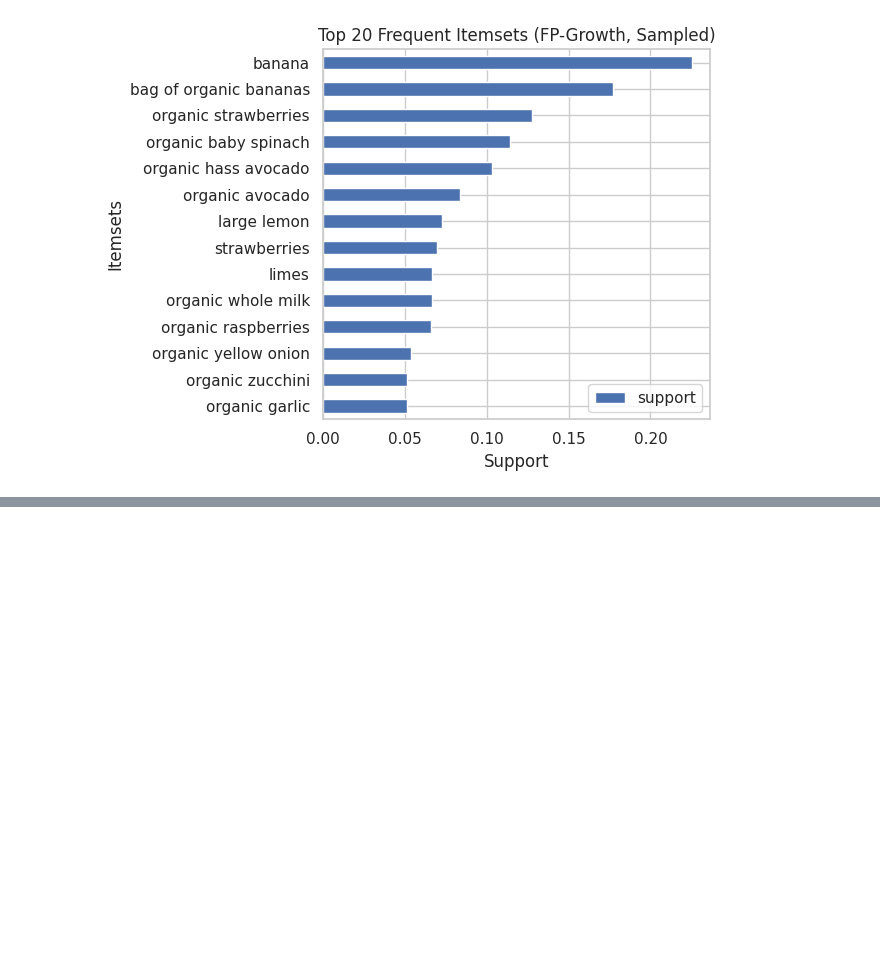
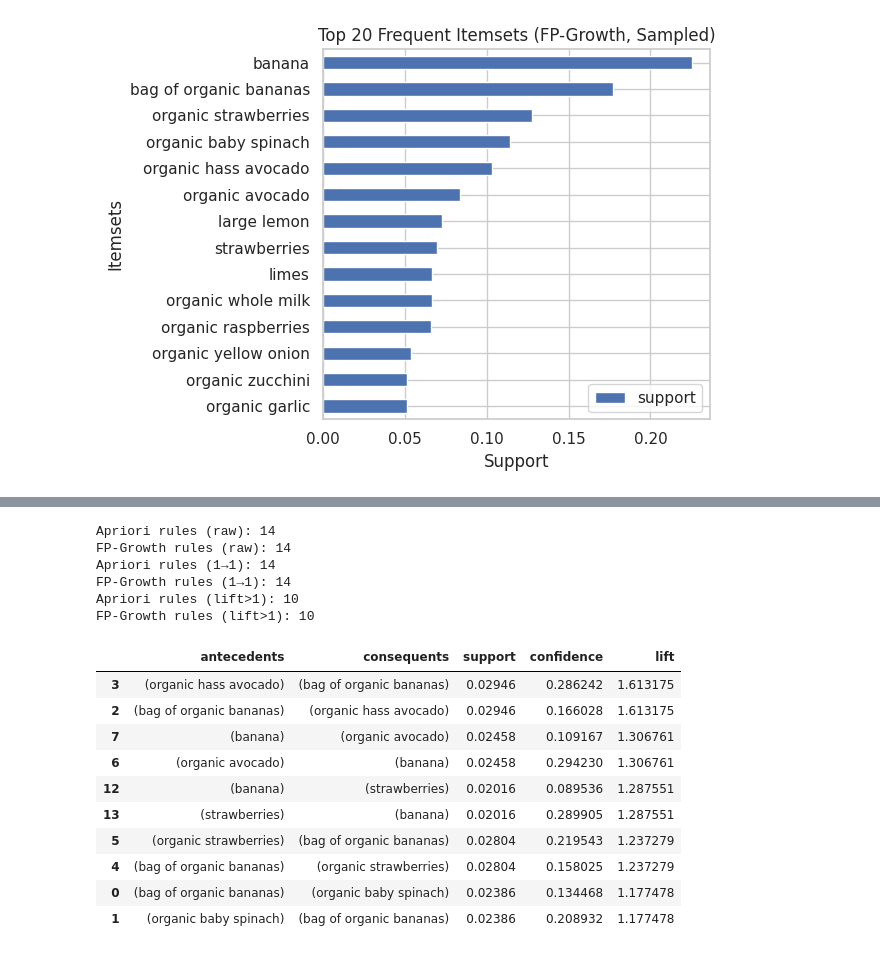
Before and after one commit to Rumba19/MSCS_634_Lab_6, a Jupyter notebook: RuleMining.ipynb, the cells around one changed output, grey strips where cells are left out. Saved outputs shown, nothing was run; the diff lists cells and outputs as text; code cells hidden in the pictures; blank space fills up the shorter version.

```diff
--- a/RuleMining.ipynb
+++ b/RuleMining.ipynb
@@ -246 +257,59 @@ rules_fp.head(10)
+# %%
+from mlxtend.frequent_patterns import association_rules
+
+# 1) Start with a very low confidence threshold
+min_conf = 0.01
+
+rules_ap = association_rules(
+    frequent_itemsets_ap,
+    metric="confidence",
+    min_threshold=min_conf
+)
+
+rules_fp = association_rules(
+    frequent_itemsets_fp,
+    metric="confidence",
+    min_threshold=min_conf
+)
+
+print("Apriori rules (raw):", len(rules_ap))
+print("FP-Growth rules (raw):", len(rules_fp))
+
+# 2) Keep only rules coming from 2-itemsets (optional, but clearer)
+rules_ap = rules_ap[rules_ap['antecedents'].apply(len) == 1]
+rules_fp = rules_fp[rules_fp['antecedents'].apply(len) == 1]
+
+print("Apriori rules (1→1):", len(rules_ap))
+print("FP-Growth rules (1→1):", len(rules_fp))
+
+# 3) Now apply a light filter: positive association only
+rules_ap = rules_ap[rules_ap["lift"] > 1.0]
+rules_fp = rules_fp[rules_fp["lift"] > 1.0]
+
+print("Apriori rules (lift>1):", len(rules_ap))
+print("FP-Growth rules (lift>1):", len(rules_fp))
+
+# 4) Show a few rules
+rules_ap = rules_ap[["antecedents", "consequents", "support", "confidence", "lift"]]
+rules_fp = rules_fp[["antecedents", "consequents", "support", "confidence", "lift"]]
+
+rules_ap.sort_values("lift", ascending=False).head(10)
+# %% [output]
+Apriori rules (raw): 14
+FP-Growth rules (raw): 14
+Apriori rules (1→1): 14
+FP-Growth rules (1→1): 14
+Apriori rules (lift>1): 10
+FP-Growth rules (lift>1): 10
+|  | antecedents | consequents | support | confidence | lift |
+| 3 | (organic hass avocado) | (bag of organic bananas) | 0.02946 | 0.286242 | 1.613175 |
+| 2 | (bag of organic bananas) | (organic hass avocado) | 0.02946 | 0.166028 | 1.613175 |
+| 7 | (banana) | (organic avocado) | 0.02458 | 0.109167 | 1.306761 |
+| 6 | (organic avocado) | (banana) | 0.02458 | 0.294230 | 1.306761 |
+| 12 | (banana) | (strawberries) | 0.02016 | 0.089536 | 1.287551 |
+| 13 | (strawberries) | (banana) | 0.02016 | 0.289905 | 1.287551 |
+| 5 | (organic strawberries) | (bag of organic bananas) | 0.02804 | 0.219543 | 1.237279 |
+| 4 | (bag of organic bananas) | (organic strawberries) | 0.02804 | 0.158025 | 1.237279 |
+| 0 | (bag of organic bananas) | (organic baby spinach) | 0.02386 | 0.134468 | 1.177478 |
+| 1 | (organic baby spinach) | (bag of organic bananas) | 0.02386 | 0.208932 | 1.177478 |
 # %%
```
Also changed, not shown: parts of 7 cells of this notebook, 1 other file.
